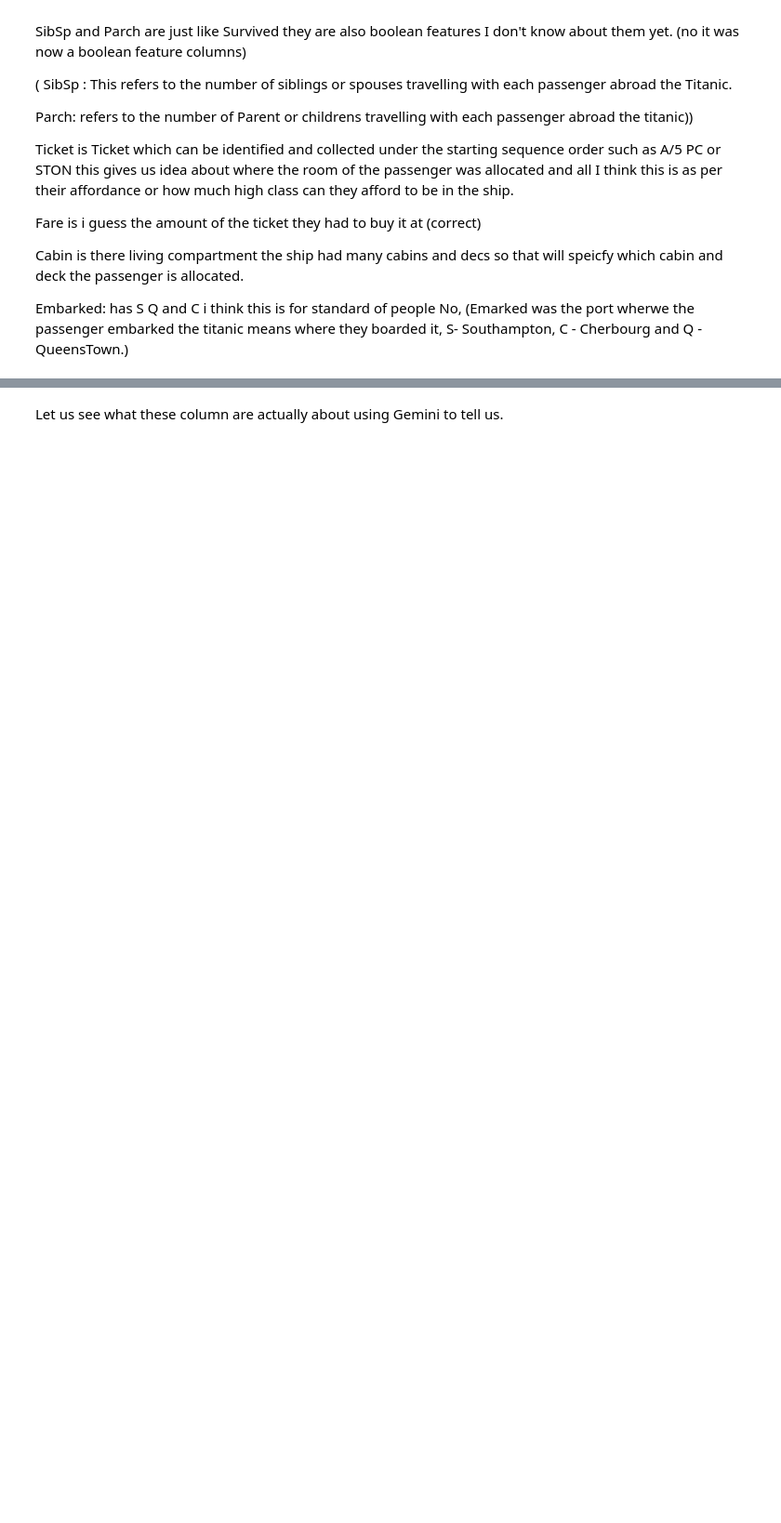
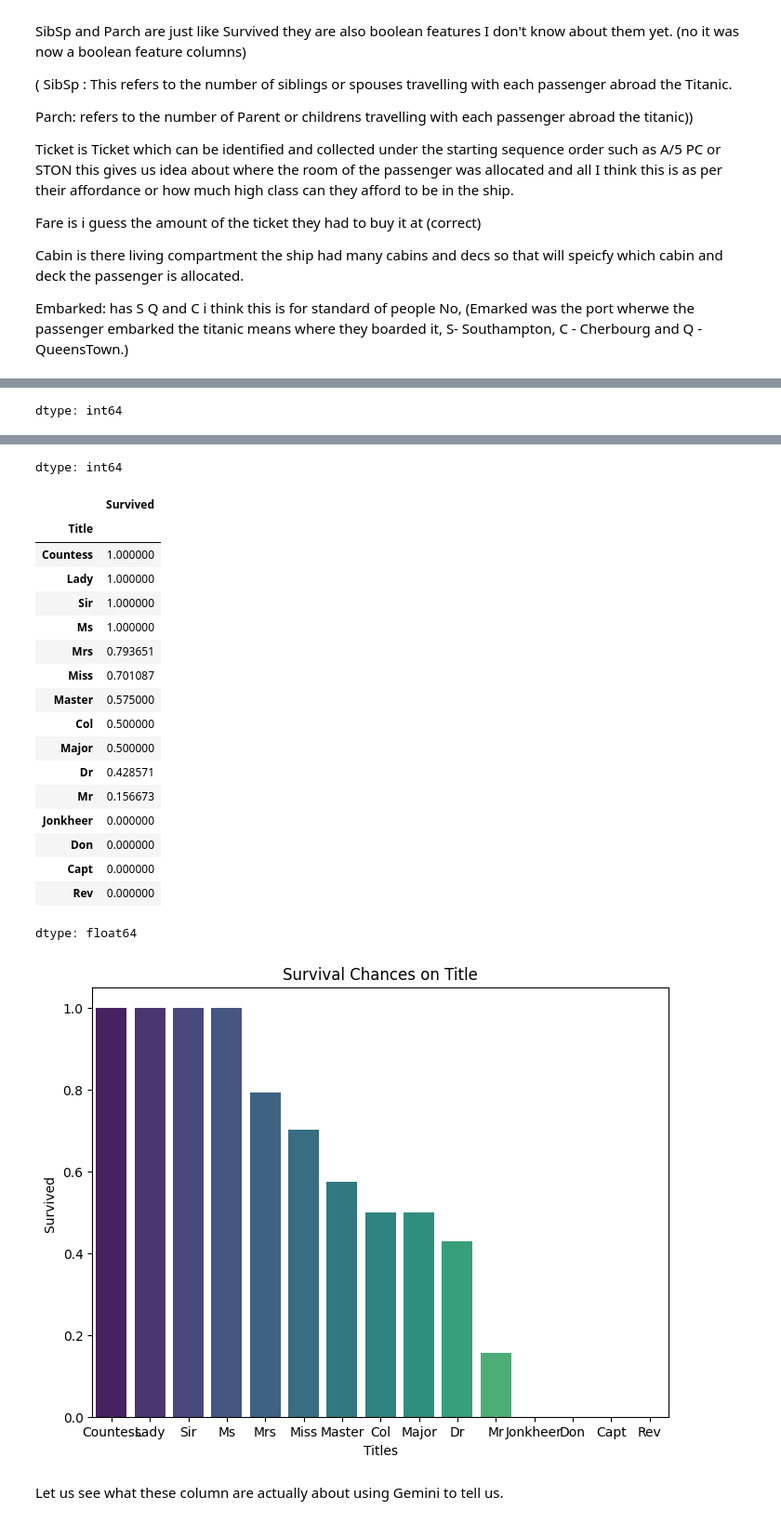
Before and after one commit to sxrthk17/ml-journey, a Jupyter notebook: week1/day4_learning_and_using_pandas.ipynb, the cells around one changed output, grey strips where cells are left out. Shown at 93% size. Cells and saved outputs as stored; diff of their text form; code cells hidden in the pictures; blank space fills up the shorter version.

Commit message:
Feature engineered 'Name' column

```diff
--- a/week1/day4_learning_and_using_pandas.ipynb
+++ b/week1/day4_learning_and_using_pandas.ipynb
@@ -677,0 +801,48 @@ Embarked: has S Q and C i think this is for standard of people No, (Emarked was
+# %%
+dataset_cap['Title'] = dataset_cap['Name'].str.extract(' ([A-Za-z]+)\.', expand=False)
+display(dataset_cap['Title'].value_counts())
+
+# Group less common titles into 'Rare'
+dataset_cap['Title'] = dataset_cap['Title'].replace(['Lady', 'Countess','Capt', 'Col','Don', 'Dr', 'Major', 'Rev', 'Sir', 'Jonkheer', 'Dona', 'Mlle', 'Ms', 'Mme'], 'Rare')
+
+# Map some common titles
+dataset_cap['Title'] = dataset_cap['Title'].replace('Mlle', 'Miss')
+dataset_cap['Title'] = dataset_cap['Title'].replace('Ms', 'Miss')
+dataset_cap['Title'] = dataset_cap['Title'].replace('Mme', 'Mrs')
+
+display(dataset_cap['Title'].value_counts())
+
+# Let's see the survival rate by Title
+display(dataset_cap.groupby('Title')['Survived'].mean().sort_values(ascending=False))
+# %%
+# Extracting Titles from Name column.
+
+dataset_cap['Title'] = dataset_cap['Name'].str.extract( ' ([A-Za-z]+)\\.', expand=False)
+display(dataset_cap['Title'].value_counts())
+
+
+# Group less common titles into 'Rare'
+
+dataset['Tite'] = dataset_cap['Title'].replace(['Lady', 'Countess', 'Capt', 'Col', 'Don', 'Dr', 'Major', 'Rev', 'Sir', 'Jonkheer', 'Dona', 'Mlle', 'Ms', 'Mme'], 'Rare')
+
+# Mapping some common titles:
+dataset_cap['Title'] = dataset_cap['Title'].replace('Mlle', 'Miss')
+dataset_cap['TItle'] = dataset_cap['Title'].replace('Ms', "Miss")
+dataset_cap['Title'] = dataset_cap['Title'].replace('Mme', 'Mrs')
+
+display(dataset_cap['Title'].value_counts())
+
+display(dataset_cap.groupby('Title')['Survived'].mean().sort_values(ascending=False))
+survived_titles = dataset_cap.groupby('Title')['Survived'].mean().sort_values(ascending=False)
+
+plt.figure(figsize=(8,6))
+sea.barplot(x= survived_titles.index,
+            y = survived_titles.values,
+            hue=survived_titles.index,
+            palette= 'viridis'
+            )
+plt.title("Survival Chances on Title")
+plt.xlabel("Titles")
+plt.ylabel("Survived ")
+plt.show()
+# %% [output]
@@ -677,0 +868 @@ Embarked: has S Q and C i think this is for standard of people No, (Emarked was
+dtype: int64
@@ -678,3 +886,23 @@ Embarked: has S Q and C i think this is for standard of people No, (Emarked was
+dtype: int64
+|  | Survived |
+| Title |  |
+| Countess | 1.000000 |
+| Lady | 1.000000 |
+| Sir | 1.000000 |
+| Ms | 1.000000 |
+| Mrs | 0.793651 |
+| Miss | 0.701087 |
+| Master | 0.575000 |
+| Col | 0.500000 |
+| Major | 0.500000 |
+| Dr | 0.428571 |
+| Mr | 0.156673 |
+| Jonkheer | 0.000000 |
+| Don | 0.000000 |
+| Capt | 0.000000 |
+| Rev | 0.000000 |
+dtype: float64
+[figure, added]
 # %% [markdown]
 Let us see what these column are actually about using Gemini to tell us.
 # %% [markdown]
```
Also changed, not shown: parts of 10 cells of this notebook.
